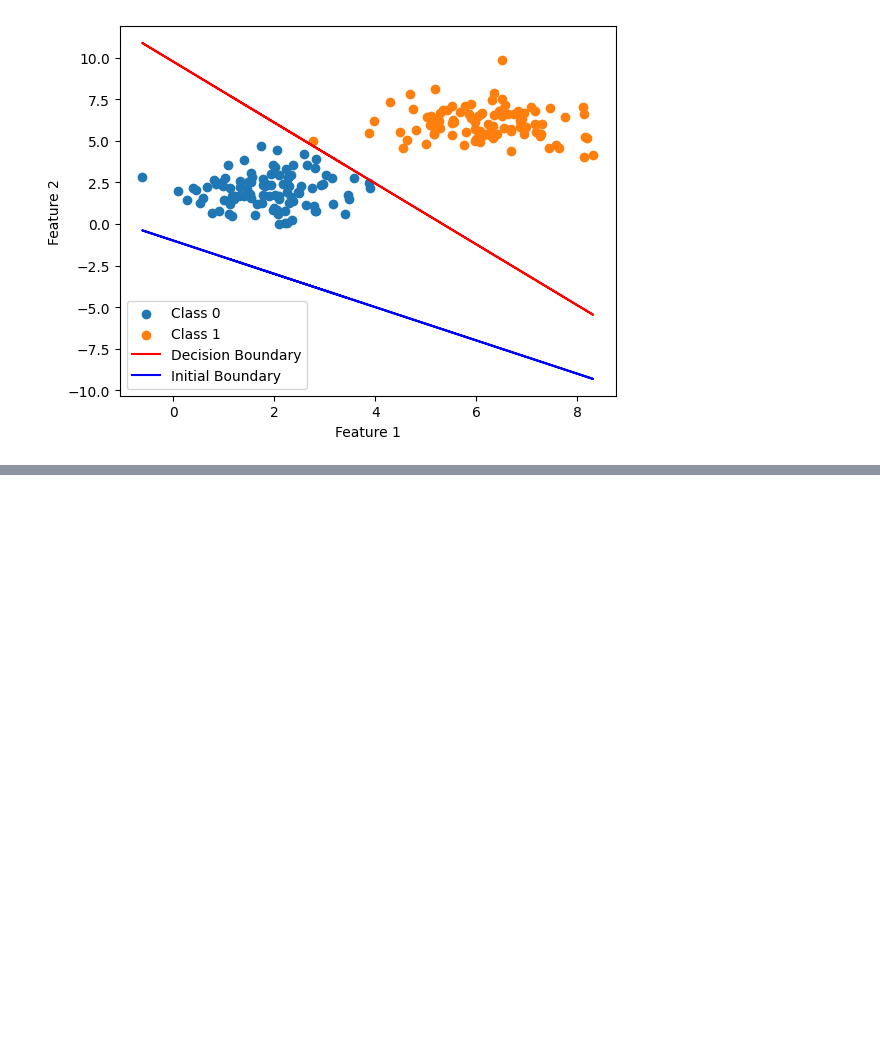
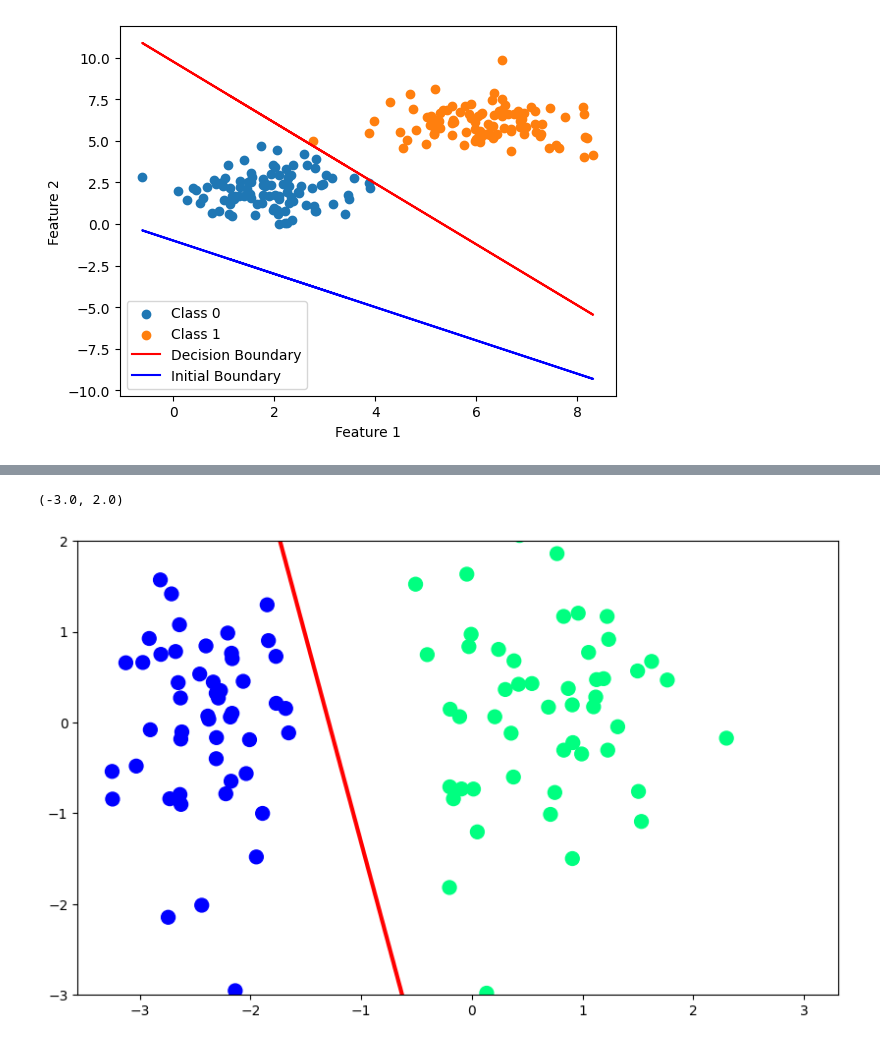
Before and after one commit to Ramratan777/Machine-learning, a Jupyter notebook: perceptron.ipynb, the cells around one changed output, grey strips where cells are left out. Cells and saved outputs as stored; diff of their text form; code cells hidden in the pictures; blank space fills up the shorter version.

```diff
--- a/perceptron.ipynb
+++ b/perceptron.ipynb
@@ -86,0 +100,20 @@ plt.show()
+# %%
+def loss_function(X, y):
+    n_samples = X.shape[0]
+    lr=0.1
+    weights = np.ones(X.shape[1])
+    bias = 1
+    for epoch in range(1000):
+        loss=0
+        for idx in range(n_samples):
+
+            z=np.dot(X[idx],weights)+bias
+
+            if z*y[idx]<0:
+                weights+=lr*y[idx]*X[idx]
+                bias+=lr*y[idx]
+                loss+=1
+        if loss==0:
+            print("Converged at epoch:", epoch)
+            break
+    return weights, bias
@@ -86,0 +124,2 @@ plt.show()
+# %%
+w1,w2,b = weights[0],weights[1],bias
@@ -86,0 +133,11 @@ plt.show()
+# %%
+x_input = np.linspace(-3,3,100)
+y_input = m*x_input + c
+
+plt.figure(figsize=(10,6))
+plt.plot(x_input,y_input,color='red',linewidth=3)
+plt.scatter(X[:,0],X[:,1],c=y,cmap='winter',s=100)
+plt.ylim(-3,2)
+# %% [output]
+(-3.0, 2.0)
+[figure, added]
```
Also changed, not shown: parts of 5 cells of this notebook.
